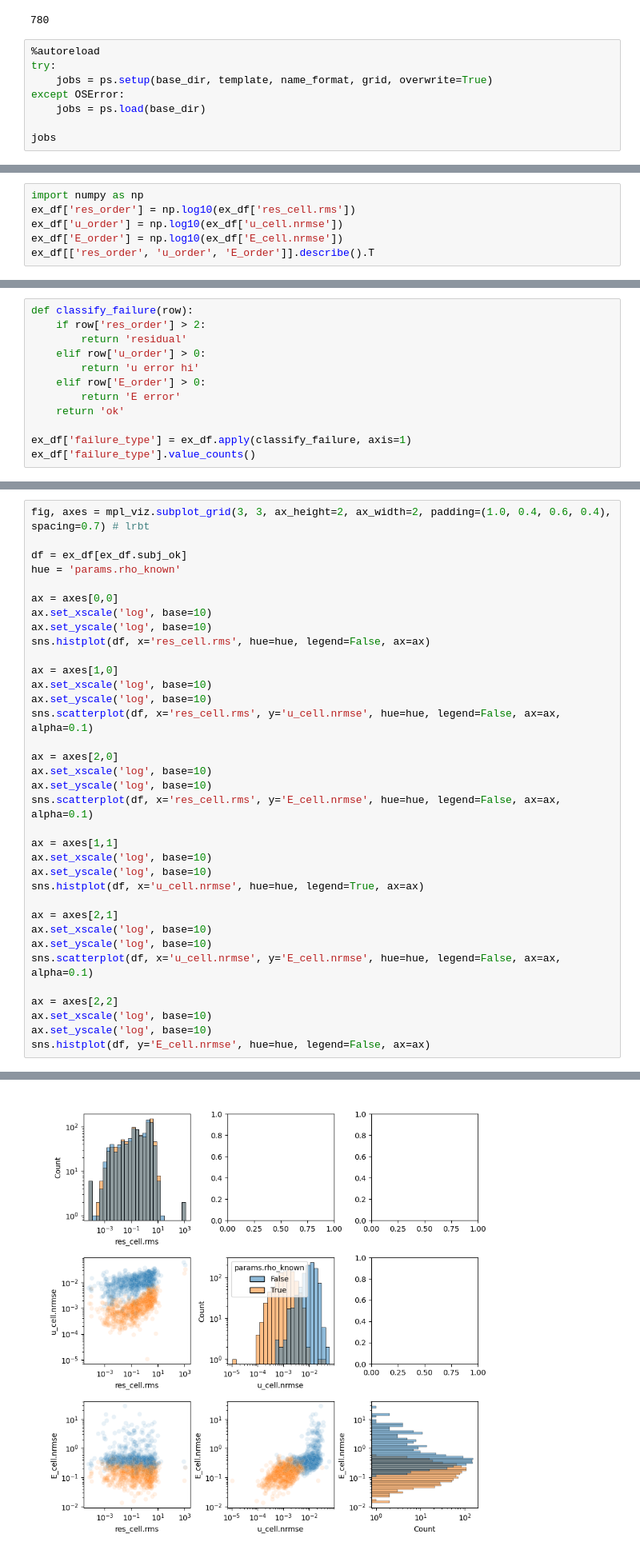
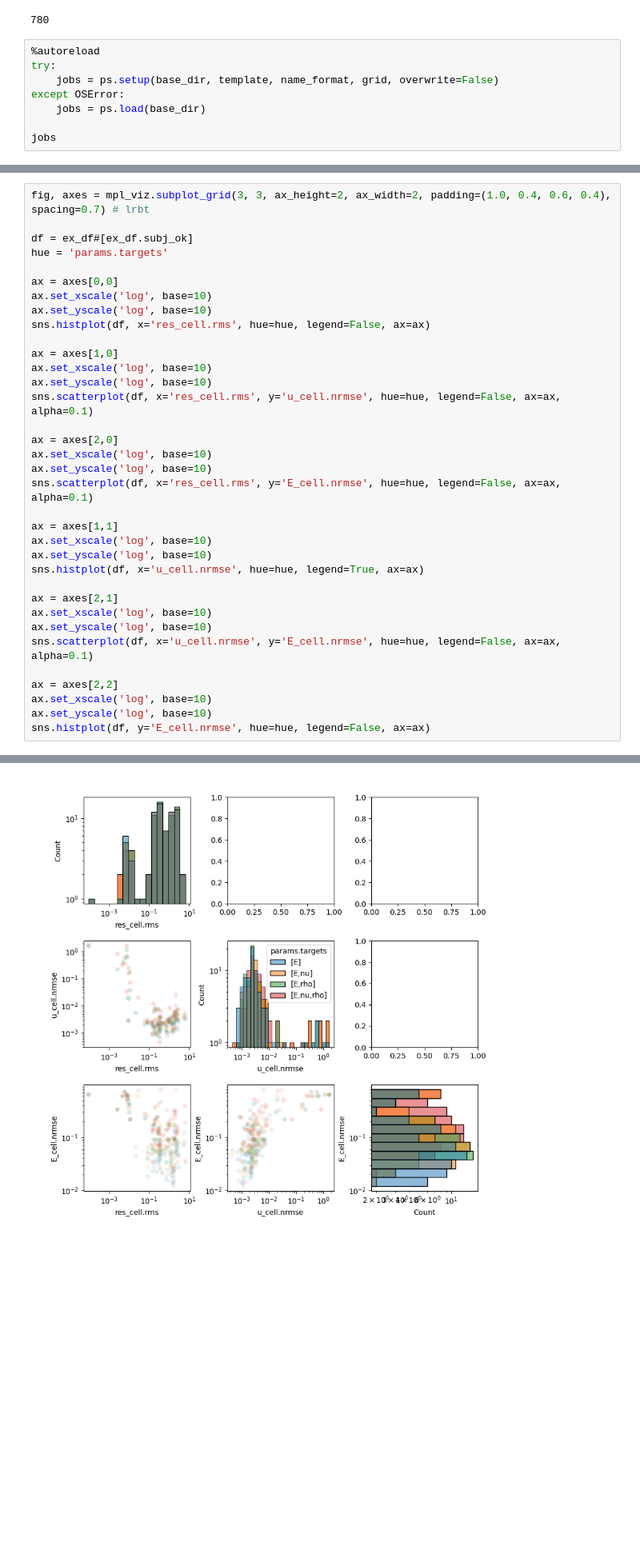
Before and after one commit to mattragoza/lung-project, a Jupyter notebook: notebooks/shapenet/21-optimize-experiment.ipynb, the cells around one changed output, grey strips where cells are left out. Shown at 80% size. Saved outputs shown, nothing was run; the diff lists cells and outputs as text; blank space fills up the shorter version.

```diff
--- a/notebooks/shapenet/21-optimize-experiment.ipynb
+++ b/notebooks/shapenet/21-optimize-experiment.ipynb
@@ -226,7 +226,7 @@ len(grid)
 # %%
 %autoreload
 try:
-    jobs = ps.setup(base_dir, template, name_format, grid, overwrite=True)
+    jobs = ps.setup(base_dir, template, name_format, grid, overwrite=False)
 except OSError:
     jobs = ps.load(base_dir)
 
@@ -444,6 +375,0 @@ ex_df[ex_df['params.rho_known']].groupby([
-# %%
-import numpy as np
-ex_df['res_order'] = np.log10(ex_df['res_cell.rms'])
-ex_df['u_order'] = np.log10(ex_df['u_cell.nrmse'])
-ex_df['E_order'] = np.log10(ex_df['E_cell.nrmse'])
-ex_df[['res_order', 'u_order', 'E_order']].describe().T
@@ -455,12 +375,0 @@ ex_df[['res_order', 'u_order', 'E_order']].describe().T
-# %%
-def classify_failure(row):
-    if row['res_order'] > 2:
-        return 'residual'
-    elif row['u_order'] > 0:
-        return 'u error hi'
-    elif row['E_order'] > 0:
-        return 'E error'
-    return 'ok'
-
-ex_df['failure_type'] = ex_df.apply(classify_failure, axis=1)
-ex_df['failure_type'].value_counts()
@@ -473,41 +417,41 @@ Name: count, dtype: int64
 # %%
 fig, axes = mpl_viz.subplot_grid(3, 3, ax_height=2, ax_width=2, padding=(1.0, 0.4, 0.6, 0.4), spacing=0.7) # lrbt
 
-df = ex_df[ex_df.subj_ok]
-hue = 'params.rho_known'
+df = ex_df#[ex_df.subj_ok]
+hue = 'params.targets'
 
 ax = axes[0,0]
 ax.set_xscale('log', base=10)
 ax.set_yscale('log', base=10)
 sns.histplot(df, x='res_cell.rms', hue=hue, legend=False, ax=ax)
 
 ax = axes[1,0]
 ax.set_xscale('log', base=10)
 ax.set_yscale('log', base=10)
 sns.scatterplot(df, x='res_cell.rms', y='u_cell.nrmse', hue=hue, legend=False, ax=ax, alpha=0.1)
 
 ax = axes[2,0]
 ax.set_xscale('log', base=10)
 ax.set_yscale('log', base=10)
 sns.scatterplot(df, x='res_cell.rms', y='E_cell.nrmse', hue=hue, legend=False, ax=ax, alpha=0.1)
 
 ax = axes[1,1]
 ax.set_xscale('log', base=10)
 ax.set_yscale('log', base=10)
 sns.histplot(df, x='u_cell.nrmse', hue=hue, legend=True, ax=ax)
 
 ax = axes[2,1]
 ax.set_xscale('log', base=10)
 ax.set_yscale('log', base=10)
 sns.scatterplot(df, x='u_cell.nrmse', y='E_cell.nrmse', hue=hue, legend=False, ax=ax, alpha=0.1)
 
 ax = axes[2,2]
 ax.set_xscale('log', base=10)
 ax.set_yscale('log', base=10)
 sns.histplot(df, y='E_cell.nrmse', hue=hue, legend=False, ax=ax)
 # %% [output]
 <Axes: xlabel='Count', ylabel='E_cell.nrmse'>
-[figure, old version]
+[figure, new version]
 # %%
 ex_df.groupby(['params.rho_known'])[['res_cell.rms', 'u_cell.nrmse', 'E_cell.nrmse']].describe()
 # %% [output]
```
Also changed, not shown: parts of 15 cells of this notebook, 4 other files.
